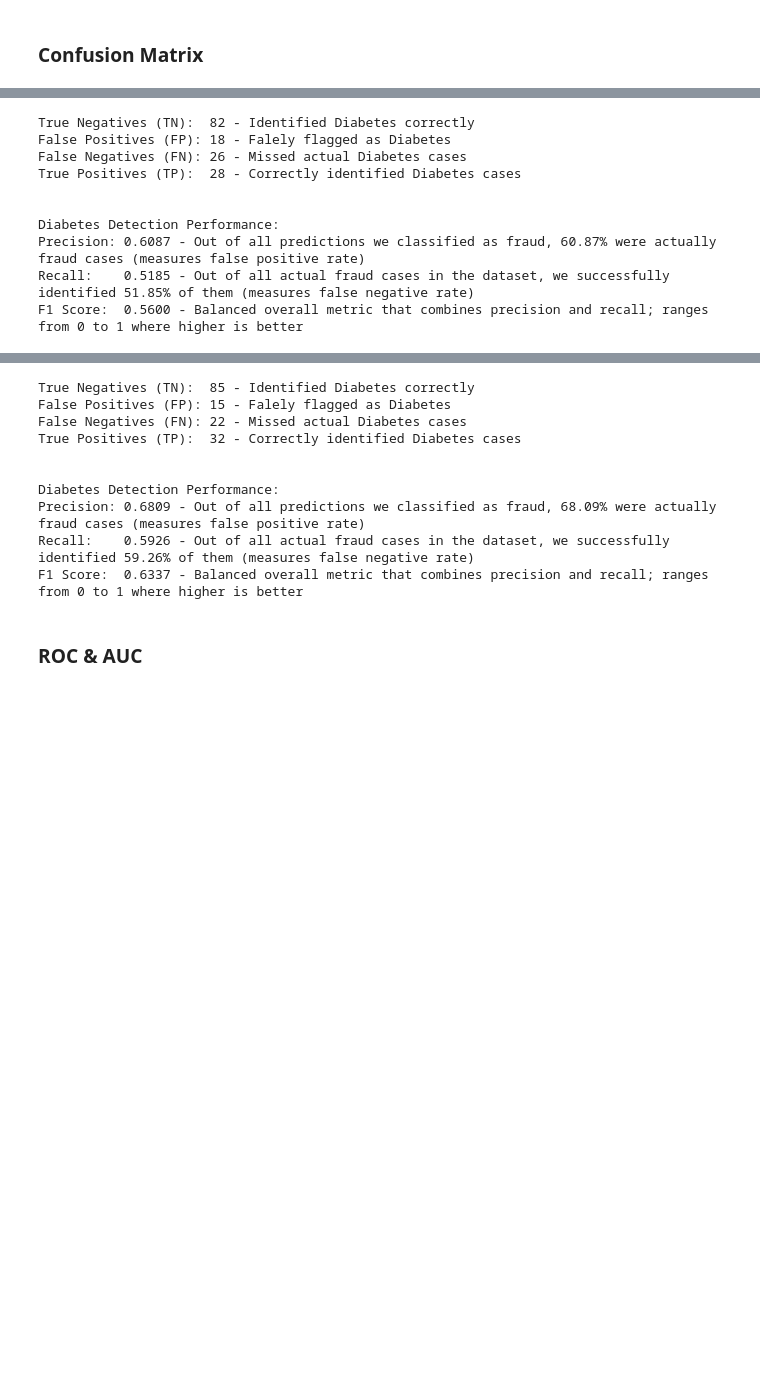
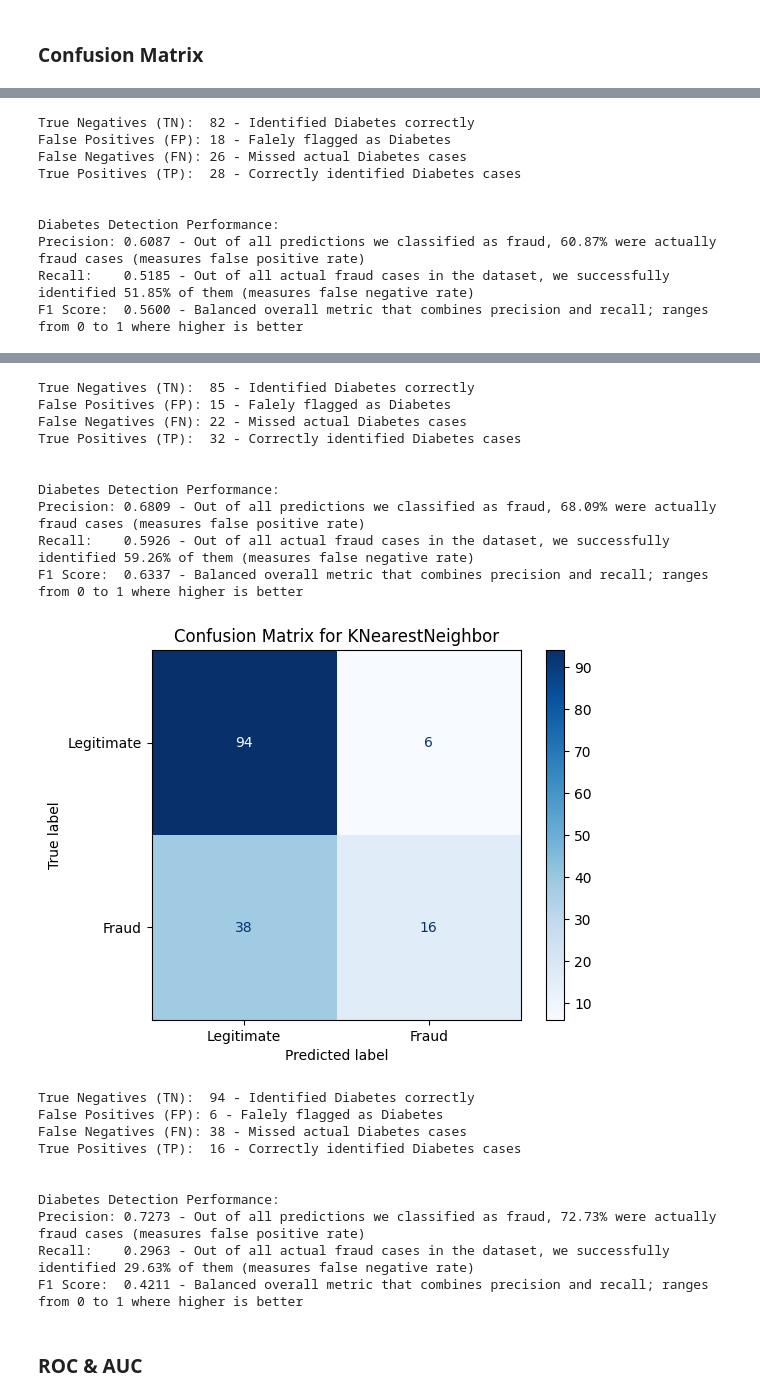
Before and after one commit to Sepehrman/mini-project-2, a Jupyter notebook: notebooks/exploration_and_modelling.ipynb, the cells around one changed output, grey strips where cells are left out. Cells and saved outputs as stored; diff of their text form; code cells hidden in the pictures; blank space fills up the shorter version.

```diff
--- a/notebooks/exploration_and_modelling.ipynb
+++ b/notebooks/exploration_and_modelling.ipynb
@@ -173,0 +199,14 @@ Random Forest training complete
+# %%
+knn = KNeighborsClassifier( n_neighbors=100)
+knn.fit(X_train_scaled, y_train)
+
+y_predict_knn = knn.predict(X_test_scaled )
+
+knn_accuracy = accuracy_score(y_test, y_predict_knn)
+knn_f1_score = f1_score(y_test, y_predict_knn)
+knn_report = classification_report(y_test, y_predict_knn, target_names=['Legitimate', 'Fraud'])
+
+print('KNeighborsClassifier Training Complete')
+print({"model": "RandomForest", "accuracy": rf_accuracy, "f1_score": rf_f1_score, "report": rf_report})
+
+model_results.append({"model": "KNeighborsClassifier", "accuracy": knn_accuracy, "f1_score": knn_f1_score, "report": knn_report})
@@ -236,35 +278,46 @@ def plot_confusion_matrix(y_test, y_pred, model_name):
 # Logistic Regression Confusion Matrix
 plot_confusion_matrix(y_test, y_pred_log_reg, "Logistic Regression")
 
 # Random Forest Confusion Matrix
 plot_confusion_matrix(y_test, y_pred_rf, "Random Forest")
 
 
-# TODO: You can simply add the third model here like the above
-# plot_confusion_matrix(y_test, ......, "[SOME NAME]")
+# KNearestNeighbor Confusion Matrix
+plot_confusion_matrix(y_test, y_predict_knn , "KNearestNeighbor")
 # %% [output]
 [figure]
 True Negatives (TN):  82 - Identified Diabetes correctly
 False Positives (FP): 18 - Falely flagged as Diabetes
 False Negatives (FN): 26 - Missed actual Diabetes cases
 True Positives (TP):  28 - Correctly identified Diabetes cases
 
 
 Diabetes Detection Performance:
 Precision: 0.6087 - Out of all predictions we classified as fraud, 60.87% were actually fraud cases (measures false positive rate)
 Recall:    0.5185 - Out of all actual fraud cases in the dataset, we successfully identified 51.85% of them (measures false negative rate)
 F1 Score:  0.5600 - Balanced overall metric that combines precision and recall; ranges from 0 to 1 where higher is better
 [figure]
 True Negatives (TN):  85 - Identified Diabetes correctly
 False Positives (FP): 15 - Falely flagged as Diabetes
 False Negatives (FN): 22 - Missed actual Diabetes cases
 True Positives (TP):  32 - Correctly identified Diabetes cases
 
 
 Diabetes Detection Performance:
 Precision: 0.6809 - Out of all predictions we classified as fraud, 68.09% were actually fraud cases (measures false positive rate)
 Recall:    0.5926 - Out of all actual fraud cases in the dataset, we successfully identified 59.26% of them (measures false negative rate)
 F1 Score:  0.6337 - Balanced overall metric that combines precision and recall; ranges from 0 to 1 where higher is better
+[figure, added]
+True Negatives (TN):  94 - Identified Diabetes correctly
+False Positives (FP): 6 - Falely flagged as Diabetes
+False Negatives (FN): 38 - Missed actual Diabetes cases
+True Positives (TP):  16 - Correctly identified Diabetes cases
+
+
+Diabetes Detection Performance:
+Precision: 0.7273 - Out of all predictions we classified as fraud, 72.73% were actually fraud cases (measures false positive rate)
+Recall:    0.2963 - Out of all actual fraud cases in the dataset, we successfully identified 29.63% of them (measures false negative rate)
+F1 Score:  0.4211 - Balanced overall metric that combines precision and recall; ranges from 0 to 1 where higher is better
 # %% [markdown]
 ### ROC & AUC
 # %%
```
Also changed, not shown: parts of 10 cells of this notebook.
